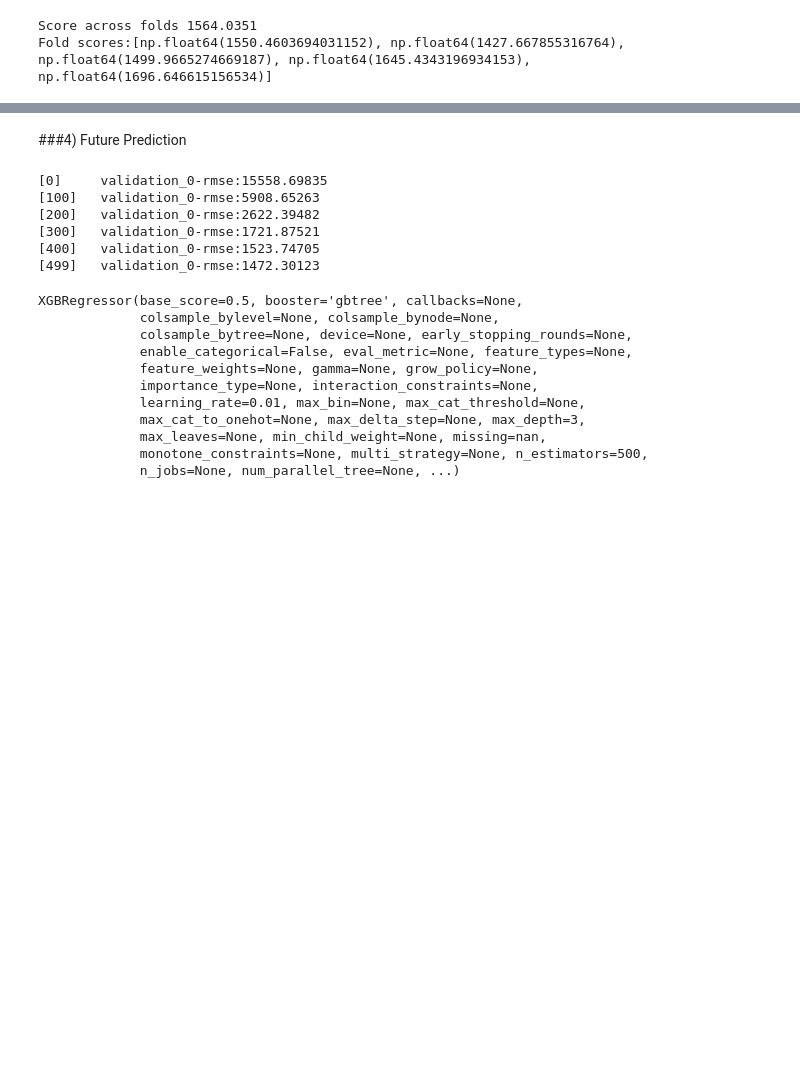
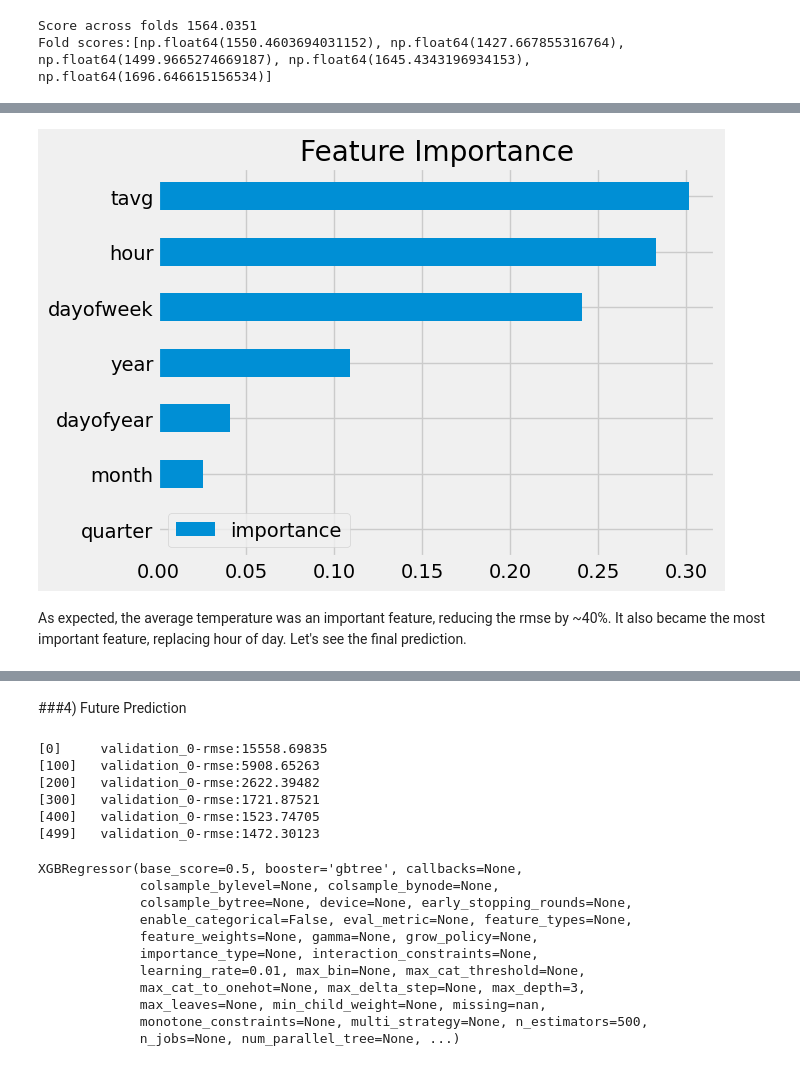
Before and after one commit to KarsonLeperi/DataScienceProjects, a Jupyter notebook: Time series/ts_machineLearning_energy.ipynb, the cells around one changed output, grey strips where cells are left out. Drawn from its saved outputs; the diff is of its cells as text; code cells hidden in the pictures; blank space fills up the shorter version.

```diff
--- a/Time series/ts_machineLearning_energy.ipynb
+++ b/Time series/ts_machineLearning_energy.ipynb
@@ -386,0 +623,11 @@ Fold scores:[np.float64(1550.4603694031152), np.float64(1427.667855316764), np.f
+# %%
+fi = pd.DataFrame(reg.feature_importances_,
+             index = reg.feature_names_in_,
+             columns=['importance']).sort_values('importance')
+
+fi.sort_values('importance').plot(kind='barh', title='Feature Importance')
+plt.show()
+# %% [output]
+[figure, added]
+# %% [markdown]
+As expected, the average temperature was an important feature, reducing the rmse by ~40%. It also became the most important feature, replacing hour of day. Let's see the final prediction.
```
Also changed, not shown: parts of 51 cells of this notebook.
